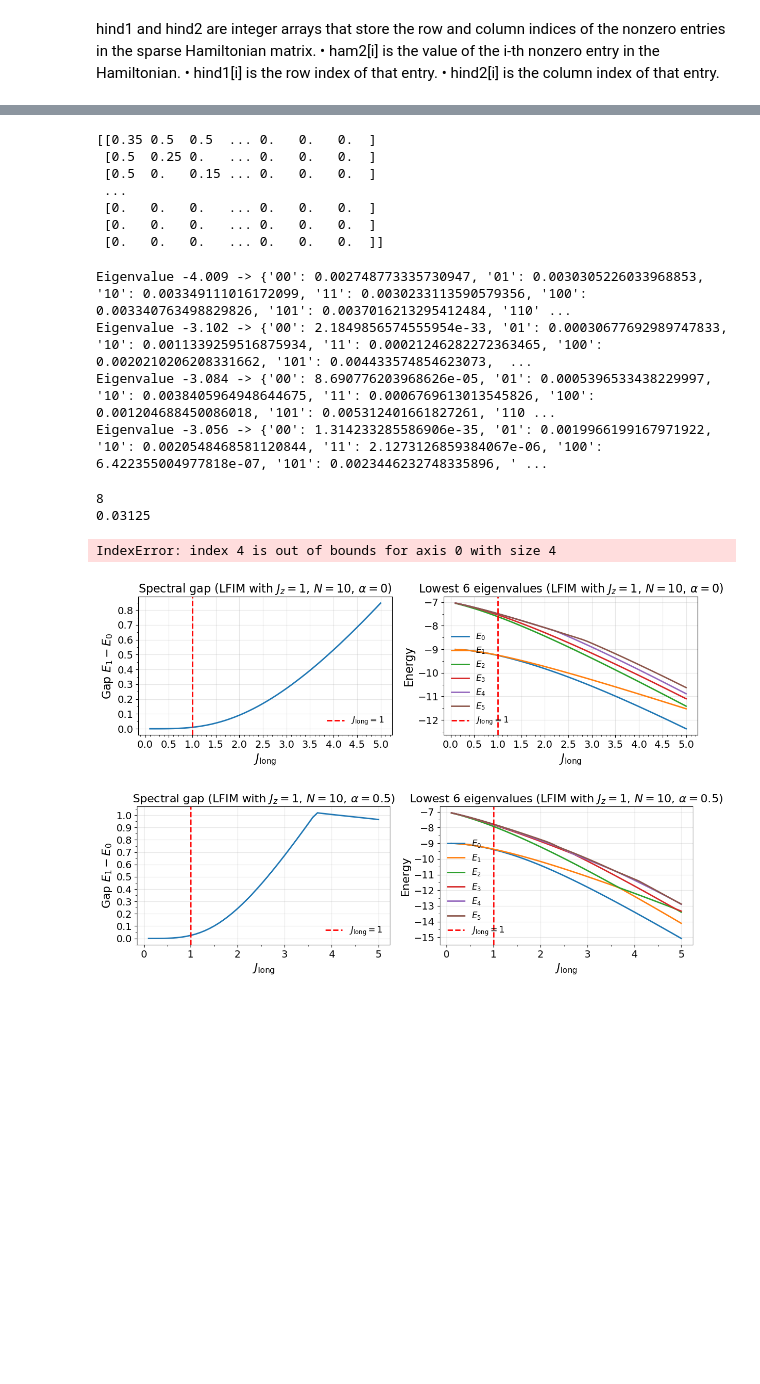
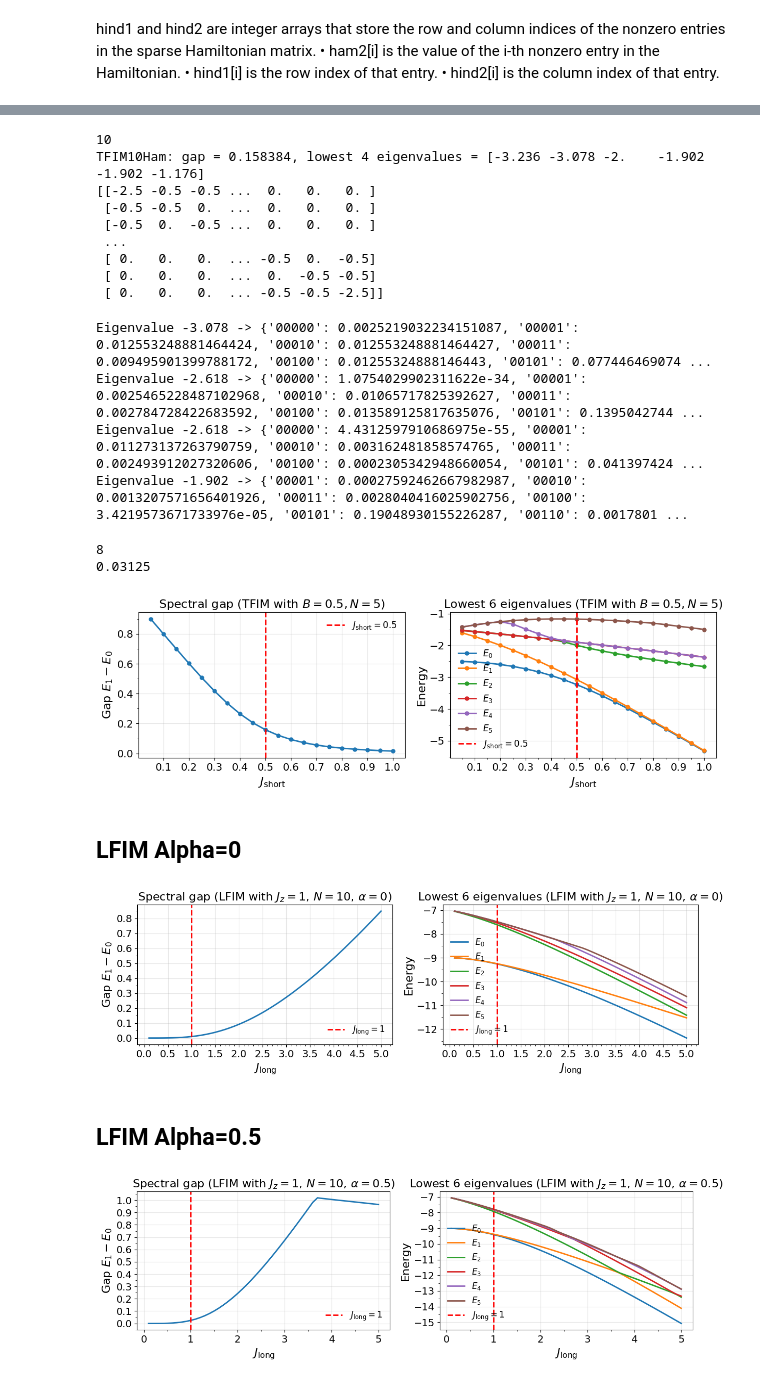
Before and after one commit to Shreyas-phys/Many-body-Dynamics, a Jupyter notebook: python code/Spectrum.ipynb, the cells around one changed output, grey strips where cells are left out. Saved outputs shown, nothing was run; the diff lists cells and outputs as text; code cells hidden in the pictures; blank space fills up the shorter version.

```diff
--- a/python code/Spectrum.ipynb
+++ b/python code/Spectrum.ipynb
@@ -102,7 +104,7 @@ Gap (E2 - E0): 0.9251007566133453
 # %%
 import numpy as np
 import os
-ns=2
+ns=5
 def compute_gap(index, phys_N=ns, base_path=r"D:\OneDrive - Tulane University\RESEARCH\Quantum transport\Code\Plots\ED"):
     """
     Compute the spectral gap (E2 - E0) for TFIM Hamiltonian with given index.
@@ -141,24 +143,26 @@ def compute_gap(index, phys_N=ns, base_path=r"D:\OneDrive - Tulane University\RE
     evals = np.sort(evals)
     lowest_4 = evals[:6]
 
-    gap = lowest_4[2] - lowest_4[0]
+    gap = lowest_4[1] - lowest_4[0]
     return gap, lowest_4, M, evecs
 
 # Example: loop over multiple files
-# for idx in range(0, 1):  # TFIM1Ham.txt, TFIM2Ham.txt, TFIM3Ham.txt
-#     gap, lowest_4, M, evecs = compute_gap(idx, phys_N=ns)
-#     print(idx)
-#     print(f"TFIM{idx}Ham: gap = {gap:.6f}, lowest 4 eigenvalues = {lowest_4}")
+for idx in range(10, 11):  # TFIM1Ham.txt, TFIM2Ham.txt, TFIM3Ham.txt
+    gap, lowest_4, M, evecs = compute_gap(idx, phys_N=ns)
+    print(idx)
+    print(f"TFIM{idx}Ham: gap = {gap:.6f}, lowest 4 eigenvalues = {lowest_4}")
 
 print(M)
 # %% [output]
-[[0.35 0.5  0.5  ... 0.   0.   0.  ]
- [0.5  0.25 0.   ... 0.   0.   0.  ]
- [0.5  0.   0.15 ... 0.   0.   0.  ]
+10
+TFIM10Ham: gap = 0.158384, lowest 4 eigenvalues = [-3.236 -3.078 -2.    -1.902 -1.902 -1.176]
+[[-2.5 -0.5 -0.5 ...  0.   0.   0. ]
+ [-0.5 -0.5  0.  ...  0.   0.   0. ]
+ [-0.5  0.  -0.5 ...  0.   0.   0. ]
  ...
- [0.   0.   0.   ... 0.   0.   0.  ]
- [0.   0.   0.   ... 0.   0.   0.  ]
- [0.   0.   0.   ... 0.   0.   0.  ]]
+ [ 0.   0.   0.  ... -0.5  0.  -0.5]
+ [ 0.   0.   0.  ...  0.  -0.5 -0.5]
+ [ 0.   0.   0.  ... -0.5 -0.5 -2.5]]
 # %%
 evals, evecs = np.linalg.eigh(M)
 # # print(evals)
@@ -184,10 +188,10 @@ def state_to_distribution(state, n_qubits, cutoff=0.0):
 for i in range(4):
     print(f"Eigenvalue {lowest_evals[i]:.3f} -> {state_to_distribution(lowest_vecs[:, i], ns)}")
 # %% [output]
-Eigenvalue -4.009 -> {'00': 0.002748773335730947, '01': 0.0030305226033968853, '10': 0.003349111016172099, '11': 0.0030233113590579356, '100': 0.003340763498829826, '101': 0.0037016213295412484, '110' ...
-Eigenvalue -3.102 -> {'00': 2.1849856574555954e-33, '01': 0.00030677692989747833, '10': 0.0011339259516875934, '11': 0.00021246282272363465, '100': 0.0020210206208331662, '101': 0.004433574854623073,  ...
-Eigenvalue -3.084 -> {'00': 8.690776203968626e-05, '01': 0.0005396533438229997, '10': 0.0038405964948644675, '11': 0.0006769613013545826, '100': 0.001204688450086018, '101': 0.005312401661827261, '110 ...
-Eigenvalue -3.056 -> {'00': 1.314233285586906e-35, '01': 0.0019966199167971922, '10': 0.0020548468581120844, '11': 2.1273126859384067e-06, '100': 6.422355004977818e-07, '101': 0.0023446232748335896, ' ...
+Eigenvalue -3.078 -> {'00000': 0.0025219032234151087, '00001': 0.012553248881464424, '00010': 0.012553248881464427, '00011': 0.009495901399788172, '00100': 0.01255324888146443, '00101': 0.077446469074 ...
+Eigenvalue -2.618 -> {'00000': 1.0754029902311622e-34, '00001': 0.0025465228487102968, '00010': 0.01065717825392627, '00011': 0.002784728422683592, '00100': 0.013589125817635076, '00101': 0.1395042744 ...
+Eigenvalue -2.618 -> {'00000': 4.4312597910686975e-55, '00001': 0.011273137263790759, '00010': 0.003162481858574765, '00011': 0.002493912027320606, '00100': 0.0002305342948660054, '00101': 0.041397424 ...
+Eigenvalue -1.902 -> {'00001': 0.00027592462667982987, '00010': 0.0013207571656401926, '00011': 0.0028040416025902756, '00100': 3.4219573671733976e-05, '00101': 0.19048930155226287, '00110': 0.0017801 ...
 # %%
 print(ns)
 print(1/np.sqrt(2**10))
@@ -208,8 +212,8 @@ for idx in indices:
     gaps.append(gap)
     spectra.append(lowest_4)   # save the spectrum
 
-parameter = np.array(indices) /20
-spectra = np.array(spectra)   # shape: (num_indices, 4)
+parameterN5 = np.array(indices) /20
+spectraN5 = np.array(spectra)   # shape: (num_indices, 4)
 
 
 plt.rcParams.update({
@@ -232,36 +236,38 @@ ax.plot(parameter, gaps, marker="o", linestyle="-", color="C0")
 ax.axvline(x=0.5, color="red", linestyle="--", linewidth=2, label=r"$J_{\mathrm{short}}=0.5$")
 ax.set_xlabel(r"$J_{\mathrm{short}}$")
 ax.set_ylabel(r"Gap $E_1 - E_0$")
-ax.set_title(r"Spectral gap (TFIM with $B=0.5, N=8$)")
+ax.set_title(rf"Spectral gap (TFIM with $B=0.5, N={ns}$)")
 ax.legend(frameon=False, loc="best")
 ax.grid(True, alpha=0.3)
 
 ax.xaxis.set_major_locator(MultipleLocator(0.1))
 ax.xaxis.set_minor_locator(MultipleLocator(0.5))
 ax.yaxis.set_major_locator(MultipleLocator(0.2))
 ax.yaxis.set_minor_locator(MultipleLocator(0.1))
 
 # --- Right panel: spectrum ---
 ax = axes[1]
 for i in range(spectra.shape[1]):
     ax.plot(parameter, spectra[:, i], marker="o", linestyle="-", label=rf"$E_{i}$")
 ax.axvline(x=0.5, color="red", linestyle="--", linewidth=2, label=r"$J_{\mathrm{short}}=0.5$")
 ax.set_xlabel(r"$J_{\mathrm{short}}$")
 ax.set_ylabel("Energy")
-ax.set_title(r"Lowest 6 eigenvalues (TFIM with $B=0.5, N=8$)")
+ax.set_title(rf"Lowest 6 eigenvalues (TFIM with $B=0.5, N={ns}$)")
 ax.legend(frameon=False, loc="best")
 ax.grid(True, alpha=0.3)
 
 ax.xaxis.set_major_locator(MultipleLocator(0.1))
 ax.xaxis.set_minor_locator(MultipleLocator(0.05))
 ax.yaxis.set_major_locator(MultipleLocator(1.0))
 ax.yaxis.set_minor_locator(MultipleLocator(0.5))
 
 plt.tight_layout()
 plt.savefig("TFIM_combined12.pdf")   # save both panels into one PDF
 plt.show()
 # %% [output]
-IndexError: index 4 is out of bounds for axis 0 with size 4
+[figure, added]
+# %% [markdown]
+## LFIM Alpha=0
 # %%
 import numpy as np
 import os
@@ -377,7 +383,9 @@ plt.tight_layout()
 plt.savefig("LFIMa0_combined.pdf")   # save as one PDF
 plt.show()
 # %% [output]
-[figure, old version]
+[figure, new version]
+# %% [markdown]
+## LFIM Alpha=0.5
 # %%
 import numpy as np
 import os
```
Also changed, not shown: parts of 4 cells of this notebook, 15 other files.
